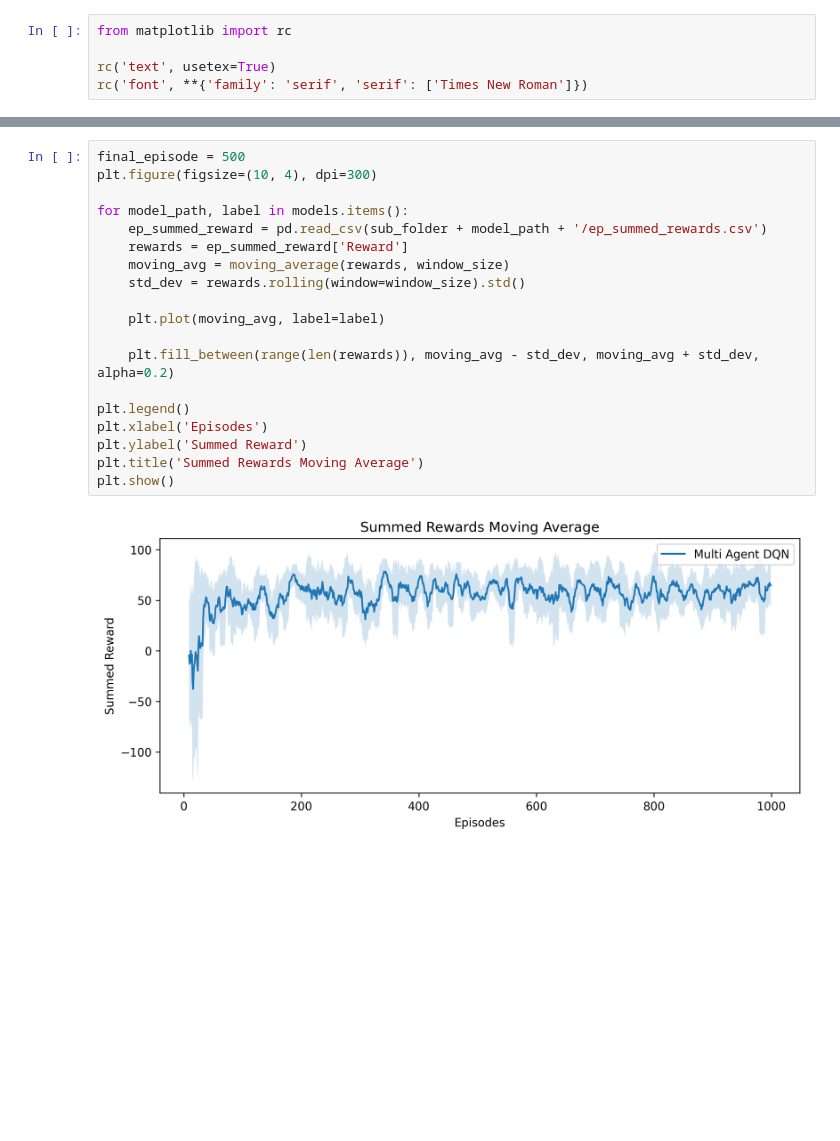
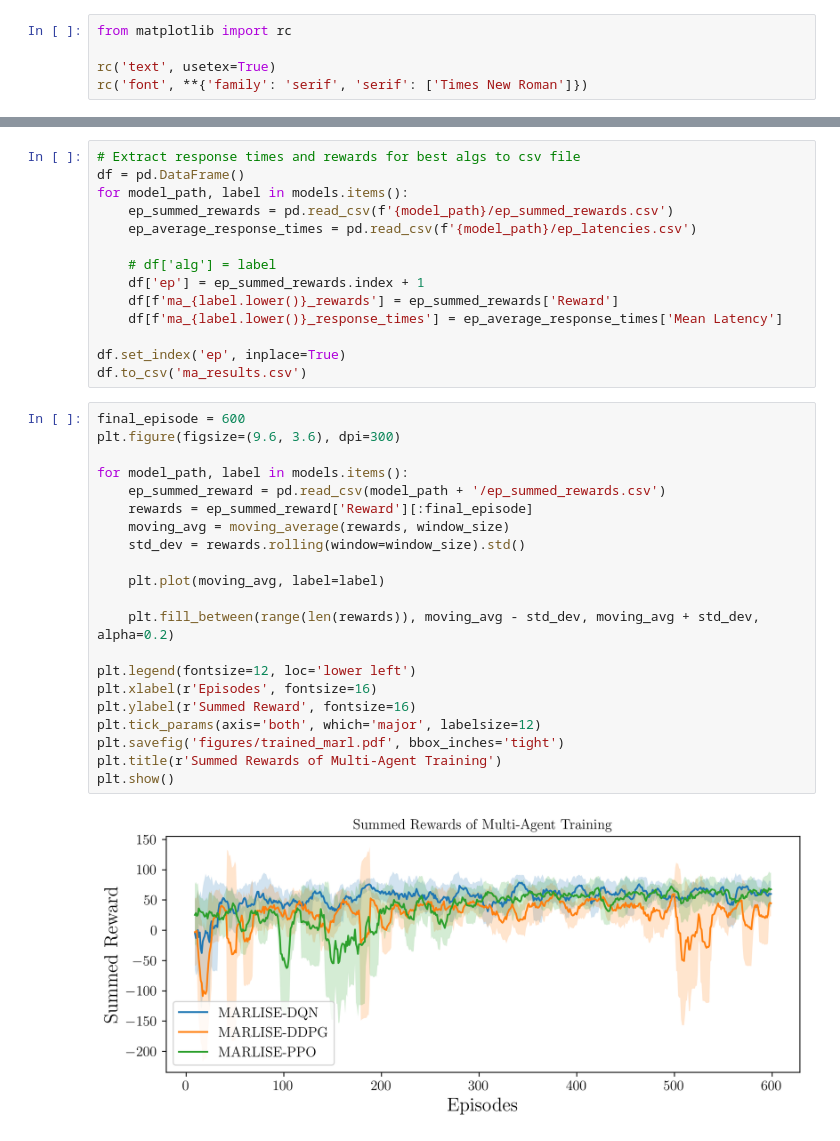
Before and after one commit to sensorlab/agent-edgeautoscaling, a Jupyter notebook: notebooks/visualize_train_rewards.ipynb, the cells around one changed output, grey strips where cells are left out. Saved outputs shown, nothing was run; the diff lists cells and outputs as text; blank space fills up the shorter version.

```diff
--- a/notebooks/visualize_train_rewards.ipynb
+++ b/notebooks/visualize_train_rewards.ipynb
@@ -37,22 +50,38 @@ models = {
 }
+# %%
+# Extract response times and rewards for best algs to csv file
+df = pd.DataFrame()
+for model_path, label in models.items():
+    ep_summed_rewards = pd.read_csv(f'{model_path}/ep_summed_rewards.csv')
+    ep_average_response_times = pd.read_csv(f'{model_path}/ep_latencies.csv')
+
+    # df['alg'] = label
+    df['ep'] = ep_summed_rewards.index + 1
+    df[f'ma_{label.lower()}_rewards'] = ep_summed_rewards['Reward']
+    df[f'ma_{label.lower()}_response_times'] = ep_average_response_times['Mean Latency']
+
+df.set_index('ep', inplace=True)
+df.to_csv('ma_results.csv')
 # %%
-final_episode = 500
-plt.figure(figsize=(10, 4), dpi=300)
+final_episode = 600
+plt.figure(figsize=(9.6, 3.6), dpi=300)
 
 for model_path, label in models.items():
-    ep_summed_reward = pd.read_csv(sub_folder + model_path + '/ep_summed_rewards.csv')
-    rewards = ep_summed_reward['Reward']
+    ep_summed_reward = pd.read_csv(model_path + '/ep_summed_rewards.csv')
+    rewards = ep_summed_reward['Reward'][:final_episode]
     moving_avg = moving_average(rewards, window_size)
     std_dev = rewards.rolling(window=window_size).std()
 
     plt.plot(moving_avg, label=label)
 
     plt.fill_between(range(len(rewards)), moving_avg - std_dev, moving_avg + std_dev, alpha=0.2)
 
-plt.legend()
-plt.xlabel('Episodes')
-plt.ylabel('Summed Reward')
-plt.title('Summed Rewards Moving Average')
+plt.legend(fontsize=12, loc='lower left')
+plt.xlabel(r'Episodes', fontsize=16)
+plt.ylabel(r'Summed Reward', fontsize=16)
+plt.tick_params(axis='both', which='major', labelsize=12)
+plt.savefig('figures/trained_marl.pdf', bbox_inches='tight')
+plt.title(r'Summed Rewards of Multi-Agent Training')
 plt.show()
 # %% [output]
-[figure, old version]
+[figure, new version]
```
Also changed, not shown: parts of 4 cells of this notebook, 8 other files.
